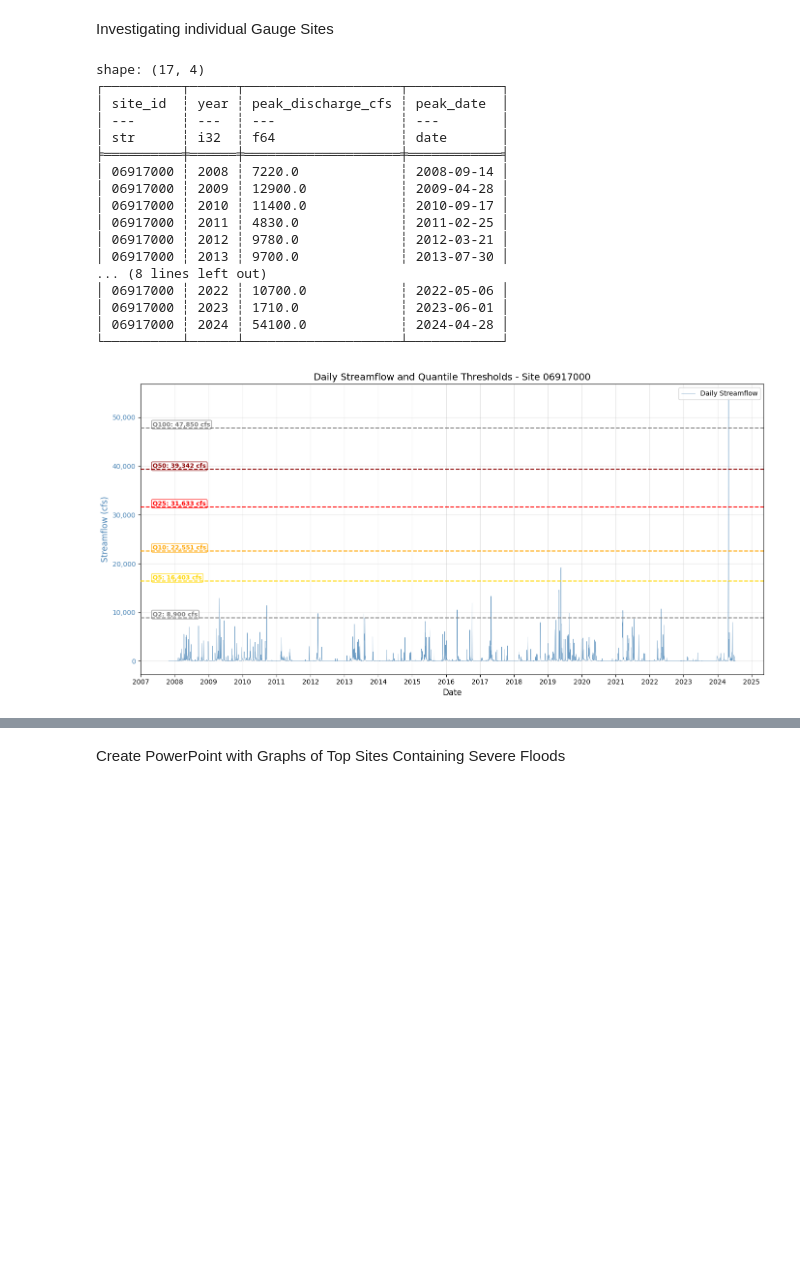
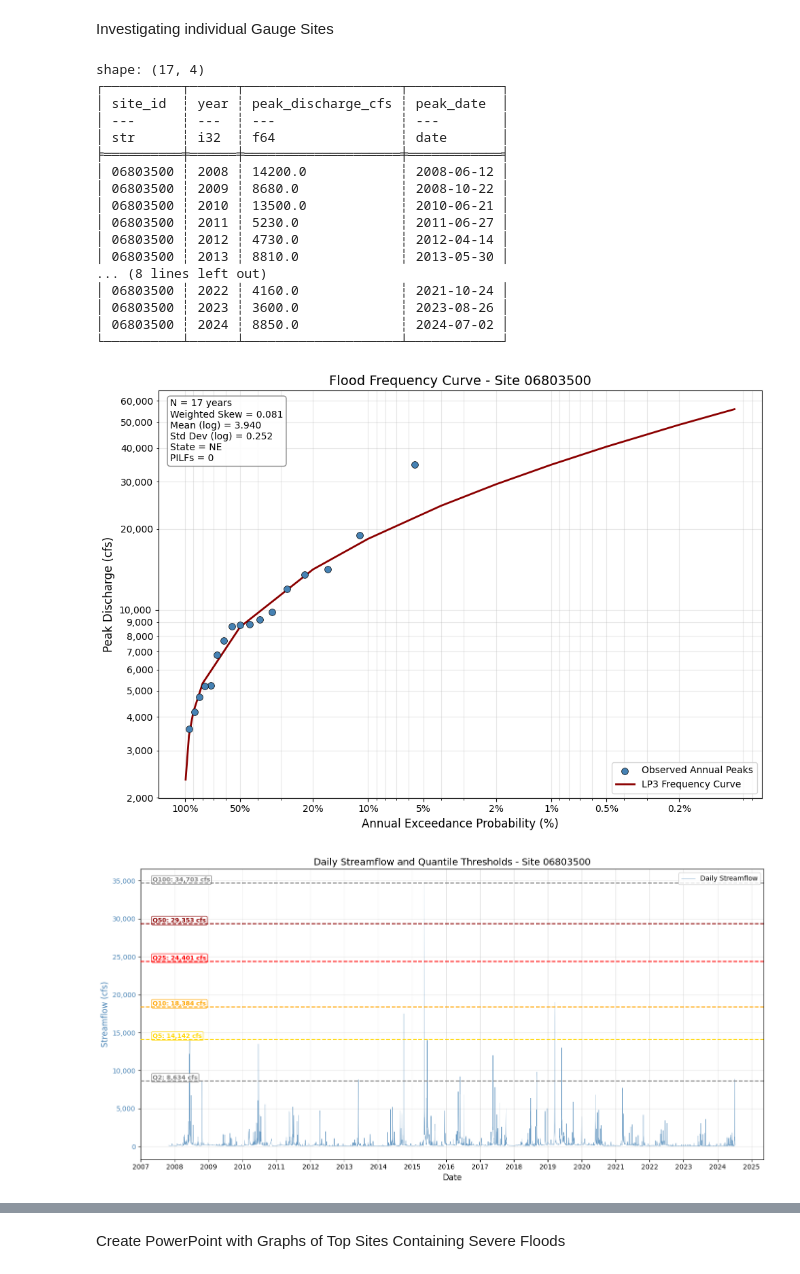
Before and after one commit to connorjsmith28/Flood-Forecasting, a Jupyter notebook: notebooks/data_exploration/Log_Pearson3_Flooding.ipynb, the cells around one changed output, grey strips where cells are left out. Cells and saved outputs as stored; diff of their text form; code cells hidden in the pictures; blank space fills up the shorter version.

```diff
--- a/data_exploration/Log_Pearson3_Flooding.ipynb
+++ b/notebooks/data_exploration/Log_Pearson3_Flooding.ipynb
@@ -65,7 +65,7 @@ The catchment attributes table does not contain data on all sites. Therefore we
 # %%
 import duckdb
 
-con = duckdb.connect("../../data/database/database.duckdb", read_only=True)
+con = duckdb.connect("../data/database/database.duckdb", read_only=True)
 
 ca_df = con.execute("SELECT * FROM main_marts.dim_catchment_attributes_full").pl()
 con.close()
@@ -1277,29 +1292,30 @@ def plot_daily_streamflow_with_thresholds(
 # %% [markdown]
 Investigating individual Gauge Sites
 # %%
-inv_gauge_site_id = "06917000"
+inv_gauge_site_id = "06803500"
 print(annual_peaks_sfd.filter(pl.col("site_id") == inv_gauge_site_id))
 plot_flood_frequency_curve(annual_peaks_sfd, lp3_results, inv_gauge_site_id)
-plot_daily_streamflow_with_thresholds(sfd_df, lp3_results, inv_gauge_site_id)
+plot_daily_streamflow_with_thresholds(sfd_df, lp3_results, inv_gauge_site_id);
 # %% [output]
 shape: (17, 4)
 ┌──────────┬──────┬────────────────────┬────────────┐
 │ site_id  ┆ year ┆ peak_discharge_cfs ┆ peak_date  │
 │ ---      ┆ ---  ┆ ---                ┆ ---        │
 │ str      ┆ i32  ┆ f64                ┆ date       │
 ╞══════════╪══════╪════════════════════╪════════════╡
-│ 06917000 ┆ 2008 ┆ 7220.0             ┆ 2008-09-14 │
-│ 06917000 ┆ 2009 ┆ 12900.0            ┆ 2009-04-28 │
-│ 06917000 ┆ 2010 ┆ 11400.0            ┆ 2010-09-17 │
-│ 06917000 ┆ 2011 ┆ 4830.0             ┆ 2011-02-25 │
-│ 06917000 ┆ 2012 ┆ 9780.0             ┆ 2012-03-21 │
-│ 06917000 ┆ 2013 ┆ 9700.0             ┆ 2013-07-30 │
+│ 06803500 ┆ 2008 ┆ 14200.0            ┆ 2008-06-12 │
+│ 06803500 ┆ 2009 ┆ 8680.0             ┆ 2008-10-22 │
+│ 06803500 ┆ 2010 ┆ 13500.0            ┆ 2010-06-21 │
+│ 06803500 ┆ 2011 ┆ 5230.0             ┆ 2011-06-27 │
+│ 06803500 ┆ 2012 ┆ 4730.0             ┆ 2012-04-14 │
+│ 06803500 ┆ 2013 ┆ 8810.0             ┆ 2013-05-30 │
 ... (8 lines left out)
-│ 06917000 ┆ 2022 ┆ 10700.0            ┆ 2022-05-06 │
-│ 06917000 ┆ 2023 ┆ 1710.0             ┆ 2023-06-01 │
-│ 06917000 ┆ 2024 ┆ 54100.0            ┆ 2024-04-28 │
+│ 06803500 ┆ 2022 ┆ 4160.0             ┆ 2021-10-24 │
+│ 06803500 ┆ 2023 ┆ 3600.0             ┆ 2023-08-26 │
+│ 06803500 ┆ 2024 ┆ 8850.0             ┆ 2024-07-02 │
 └──────────┴──────┴────────────────────┴────────────┘
-[figure, old version]
+[figure, new version]
+[figure, added]
 # %%
 with pl.Config(tbl_cols=-1):
     print(lp3_results.filter(pl.col("site_id") == inv_gauge_site_id))
```
Also changed, not shown: parts of 8 cells of this notebook, 2 other files.
